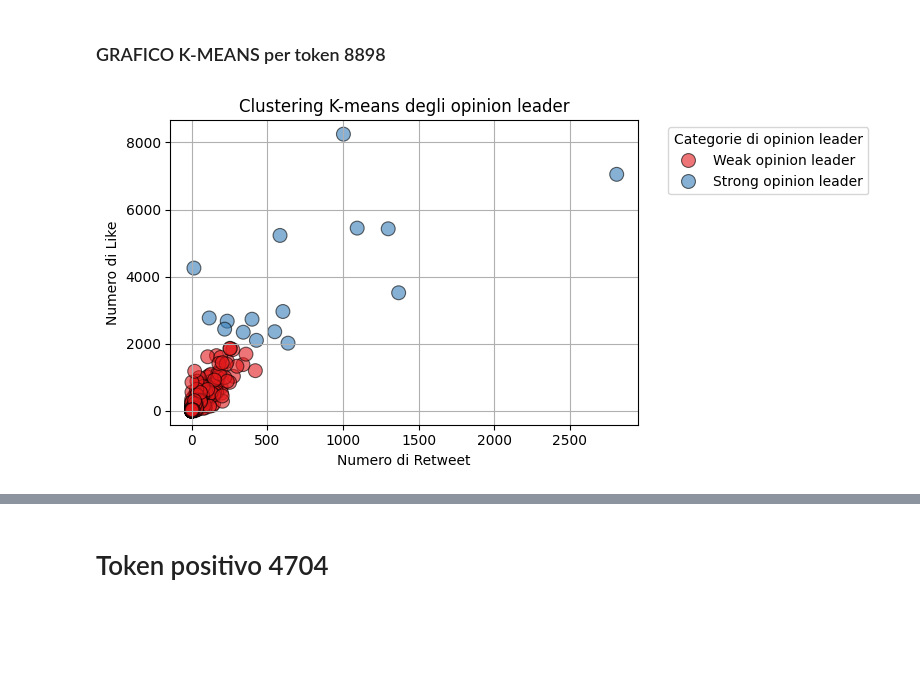
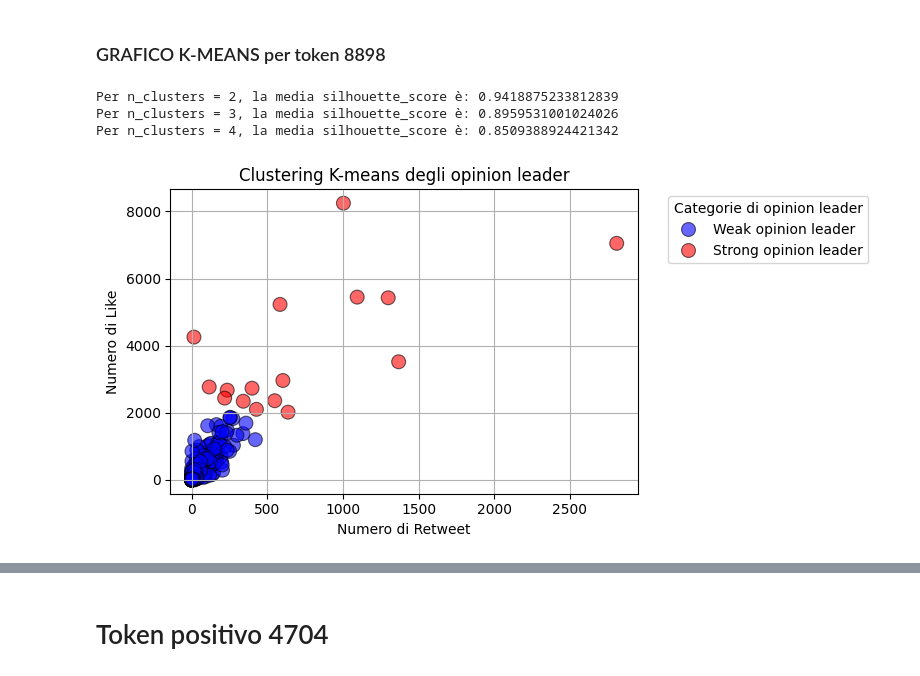
Before and after one commit to riccardospini98/Blockchain, a Jupyter notebook: opinion_leader.ipynb, the cells around one changed output, grey strips where cells are left out. Drawn from its saved outputs; the diff is of its cells as text; code cells hidden in the pictures; blank space fills up the shorter version.

```diff
--- a/opinion_leader.ipynb
+++ b/opinion_leader.ipynb
@@ -596,27 +685,53 @@ Per n_clusters = 4, la media silhouette_score è: 0.8509388924421342
 # %% [markdown]
 ### GRAFICO K-MEANS per token 8898
 # %%
+# Colonne rilevanti per il clustering
+X = merge_3_pos[['retweet_count', 'like_count', 'quote_count', 'reply_count']]
+
+# Calcola i punteggi Silhouette per k che varia da 2 a 4
+silhouette_scores = []
+for k in range(2, 5):
+    kmeans = KMeans(n_clusters=k, random_state=0)
+    cluster_labels = kmeans.fit_predict(X)
+    silhouette_avg = silhouette_score(X, cluster_labels)
+    silhouette_scores.append(silhouette_avg)
+    print(f"Per n_clusters = {k}, la media silhouette_score è: {silhouette_avg}")
+
+# Trova il valore di k che massimizza il punteggio di Silhouette
+best_k = silhouette_scores.index(max(silhouette_scores)) + 2  # Indice del massimo + 2 per ottenere il valore reale di k
+
+# Applica il metodo k-means con il miglior valore di k
+kmeans = KMeans(n_clusters=best_k, random_state=0)
+merge_3_pos['cluster'] = kmeans.fit_predict(X)
+
+# Mappa i cluster a etichette personalizzate
+cluster_mapping = {0: 'Weak opinion leader', 1: 'Strong opinion leader'}
+merge_3_pos['opinion_leader'] = merge_3_pos['cluster'].map(cluster_mapping)
+
 plt.figure(figsize=(8, 4))
 sns.scatterplot(
-    data = merge_3_pos,
-    x = 'retweet_count',
-    y = 'like_count',
-    hue = 'opinion_leader',
-    palette = 'Set1',
-    s = 100,
-    alpha = 0.6,
-    edgecolor = 'black'
+    data=merge_3_pos,
+    x='retweet_count',
+    y='like_count',
+    hue='opinion_leader',
+    palette=palette,
+    s=100,
+    alpha=0.6,
+    edgecolor='black'
 )
 
 plt.xlabel('Numero di Retweet')
 plt.ylabel('Numero di Like')
 plt.title('Clustering K-means degli opinion leader')
 plt.legend(title='Categorie di opinion leader', bbox_to_anchor=(1.05, 1), loc='upper left')
 plt.grid(True)
 plt.tight_layout()
 plt.show()
 # %% [output]
+Per n_clusters = 2, la media silhouette_score è: 0.9418875233812839
+Per n_clusters = 3, la media silhouette_score è: 0.8959531001024026
+Per n_clusters = 4, la media silhouette_score è: 0.8509388924421342
-[figure, old version]
+[figure, new version]
 # %%
 # Filtra i tweet nella classe 'Strong opinion leader'
 strong_opinion_leaders = merge_3_pos[merge_3_pos['opinion_leader'] == 'Strong opinion leader']
```
Also changed, not shown: parts of 11 cells of this notebook, 3 other files.
